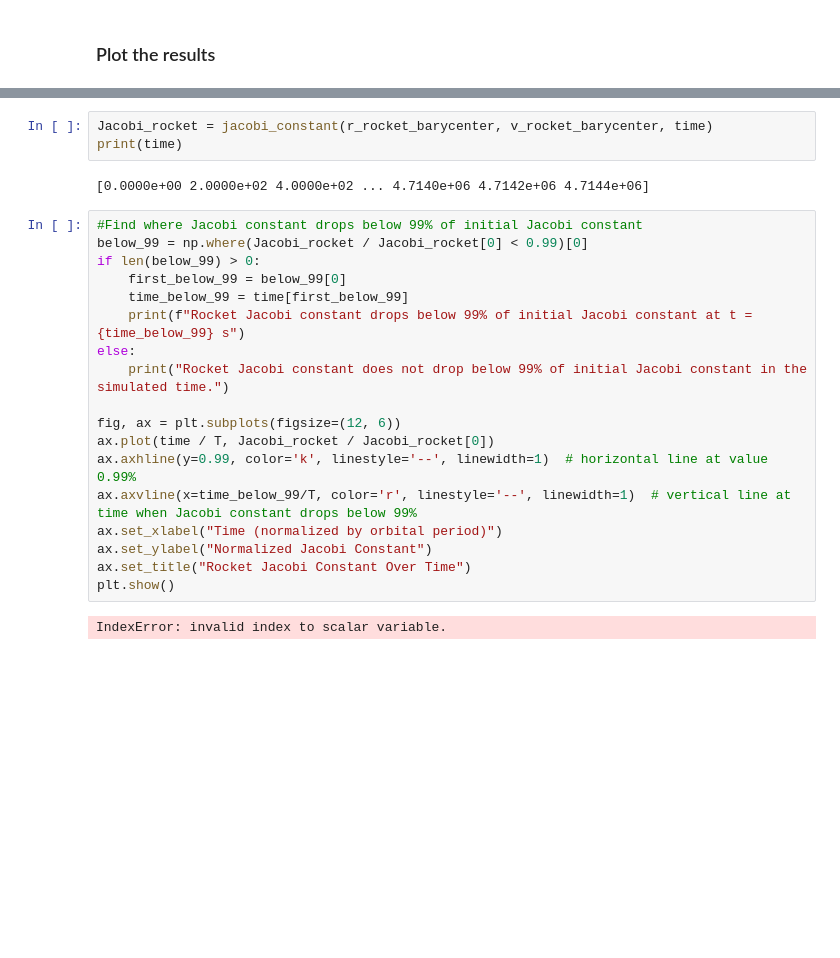
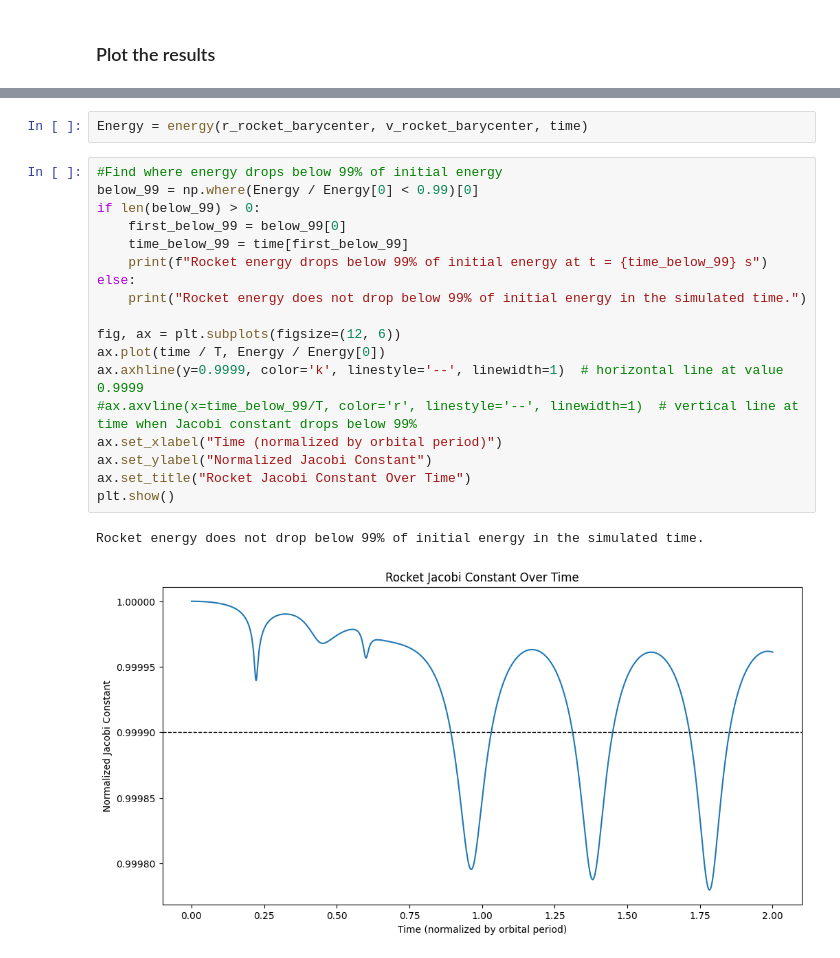
Before and after one commit to Sam-Coulthurst/ComputingProject, a Jupyter notebook: main.ipynb, the cells around one changed output, grey strips where cells are left out. Drawn from its saved outputs; the diff is of its cells as text; blank space fills up the shorter version.

```diff
--- a/main.ipynb
+++ b/main.ipynb
@@ -50,25 +53,23 @@ plot_trajectories(r_earth_barycenter, r_moon_barycenter, r_rocket_barycenter)
 # %%
-Jacobi_rocket = jacobi_constant(r_rocket_barycenter, v_rocket_barycenter, time)
-print(time)
+Energy = energy(r_rocket_barycenter, v_rocket_barycenter, time)
-# %% [output]
-[0.0000e+00 2.0000e+02 4.0000e+02 ... 4.7140e+06 4.7142e+06 4.7144e+06]
 # %%
-#Find where Jacobi constant drops below 99% of initial Jacobi constant
-below_99 = np.where(Jacobi_rocket / Jacobi_rocket[0] < 0.99)[0]
+#Find where energy drops below 99% of initial energy
+below_99 = np.where(Energy / Energy[0] < 0.99)[0]
 if len(below_99) > 0:
     first_below_99 = below_99[0]
     time_below_99 = time[first_below_99]
-    print(f"Rocket Jacobi constant drops below 99% of initial Jacobi constant at t = {time_below_99} s")
+    print(f"Rocket energy drops below 99% of initial energy at t = {time_below_99} s")
 else:
-    print("Rocket Jacobi constant does not drop below 99% of initial Jacobi constant in the simulated time.")
+    print("Rocket energy does not drop below 99% of initial energy in the simulated time.")
 
 fig, ax = plt.subplots(figsize=(12, 6))
-ax.plot(time / T, Jacobi_rocket / Jacobi_rocket[0])
-ax.axhline(y=0.99, color='k', linestyle='--', linewidth=1)  # horizontal line at value 0.99%
-ax.axvline(x=time_below_99/T, color='r', linestyle='--', linewidth=1)  # vertical line at time when Jacobi constant drops below 99%
+ax.plot(time / T, Energy / Energy[0])
+ax.axhline(y=0.9999, color='k', linestyle='--', linewidth=1)  # horizontal line at value 0.9999
+#ax.axvline(x=time_below_99/T, color='r', linestyle='--', linewidth=1)  # vertical line at time when Jacobi constant drops below 99%
 ax.set_xlabel("Time (normalized by orbital period)")
 ax.set_ylabel("Normalized Jacobi Constant")
 ax.set_title("Rocket Jacobi Constant Over Time")
 plt.show()
 # %% [output]
-IndexError: invalid index to scalar variable.
+Rocket energy does not drop below 99% of initial energy in the simulated time.
+[figure, added]
```
Also changed, not shown: parts of 5 cells of this notebook, 6 other files.
